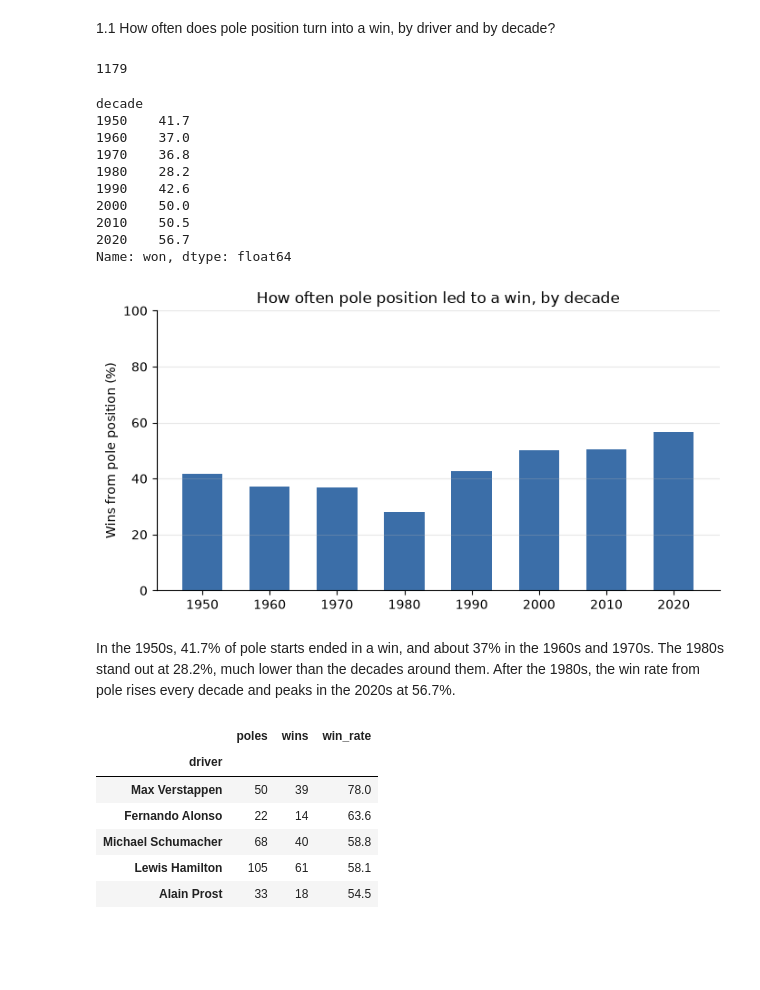
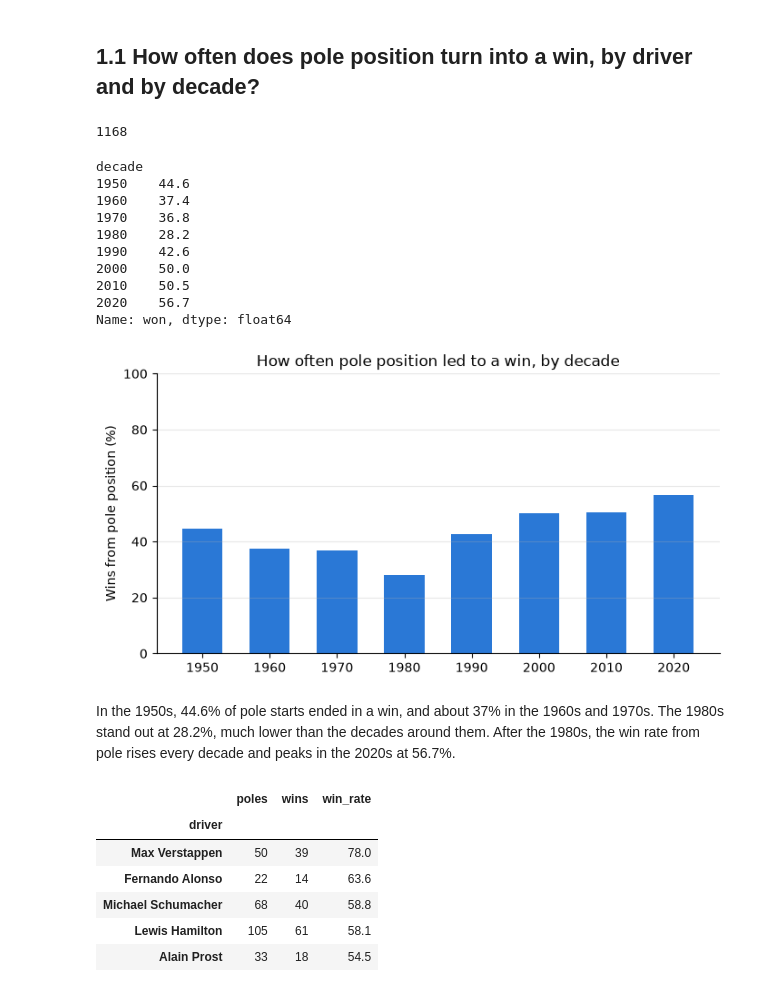
Before and after one commit to Aris-Esfahani/what-decides-an-f1-race, a Jupyter notebook: notebooks/02_explore.ipynb, the cells around one changed output. Cells and saved outputs as stored; diff of their text form; code cells hidden in the pictures; blank space fills up the shorter version.

```diff
--- a/notebooks/02_explore.ipynb
+++ b/notebooks/02_explore.ipynb
@@ -1,16 +7,20 @@
 # %% [markdown]
-1.1 How often does pole position turn into a win, by driver and by decade?
+## 1.1 How often does pole position turn into a win, by driver and by decade?
 # %%
 import pandas as pd
 import matplotlib.pyplot as plt
 df = pd.read_csv("../data/processed/results_joined.csv", low_memory=False)
+
+# Leave out the Indianapolis 500 (1950-1960): it counted for the championship,
+# but it was a separate American race with its own drivers
+df = df[~df["indy500"]].copy()
 # %%
-#Keep only the pole position drivers and then length of the amount of those drivers
+# Only the pole sitters (grid 1), and how many rows that is
 
 poles = df[df["pole"]]
 len(poles)
 # %% [output]
-1179
+1168
 # %%
 # Share of pole sitters who went on to win, per decade
 # Some 1950s races (and the 1964 US GP) have 2-3 pole rows because drivers shared cars,
@@ -20,8 +30,8 @@ by_decade = pole_races.groupby("decade")["won"].mean() * 100
 by_decade.round(1)
 # %% [output]
 decade
-1950    41.7
-1960    37.0
+1950    44.6
+1960    37.4
 1970    36.8
 1980    28.2
 1990    42.6
@@ -31,17 +41,17 @@ decade
 Name: won, dtype: float64
 # %%
 fig, ax = plt.subplots(figsize=(8, 4))
-ax.bar(by_decade.index.astype(str), by_decade.values, color="#3b6ea8", width=0.6)
+ax.bar(by_decade.index.astype(str), by_decade.values, color="#2a78d6", width=0.6)
 ax.set_title("How often pole position led to a win, by decade")
 ax.set_ylabel("Wins from pole position (%)")
 ax.set_ylim(0, 100)
 ax.grid(axis="y", alpha=0.3)
 ax.spines[["top", "right"]].set_visible(False)
 plt.show()
 # %% [output]
-[figure, old version]
+[figure, new version]
 # %% [markdown]
-In the 1950s, 41.7% of pole starts ended in a win, and about 37% in the 1960s and 1970s.
+In the 1950s, 44.6% of pole starts ended in a win, and about 37% in the 1960s and 1970s.
 The 1980s stand out at 28.2%, much lower than the decades around them.
 After the 1980s, the win rate from pole rises every decade and peaks in the 2020s at 56.7%.
 # %%
```
Also changed, not shown: parts of 17 cells of this notebook, 8 other files.
